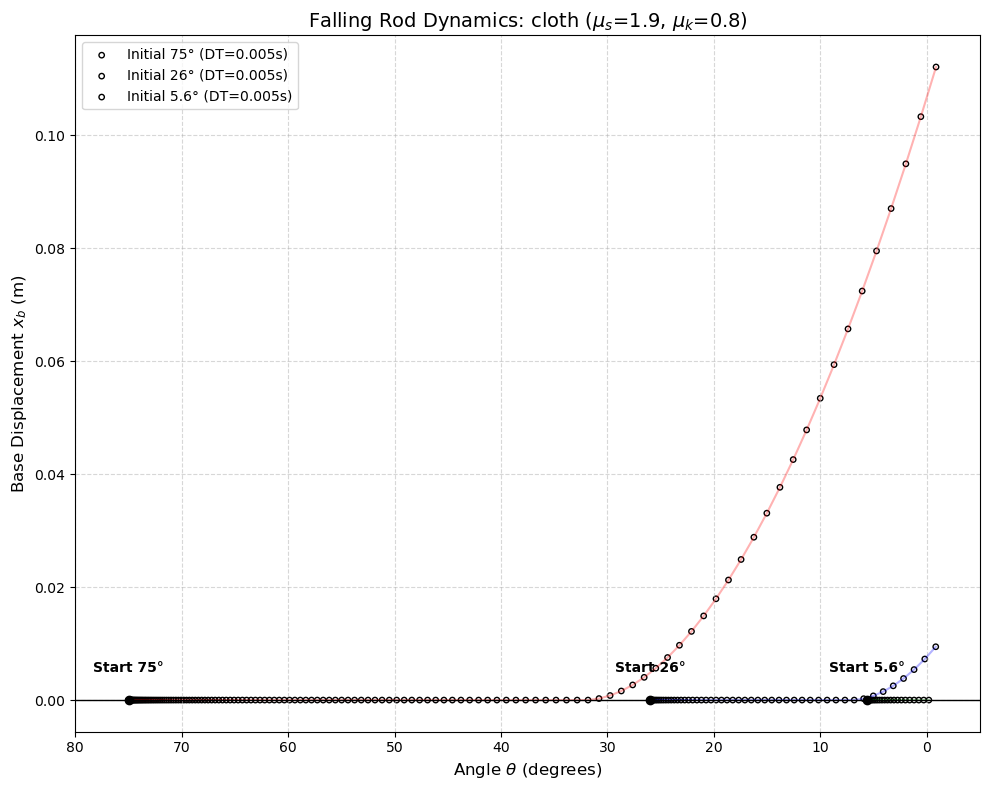
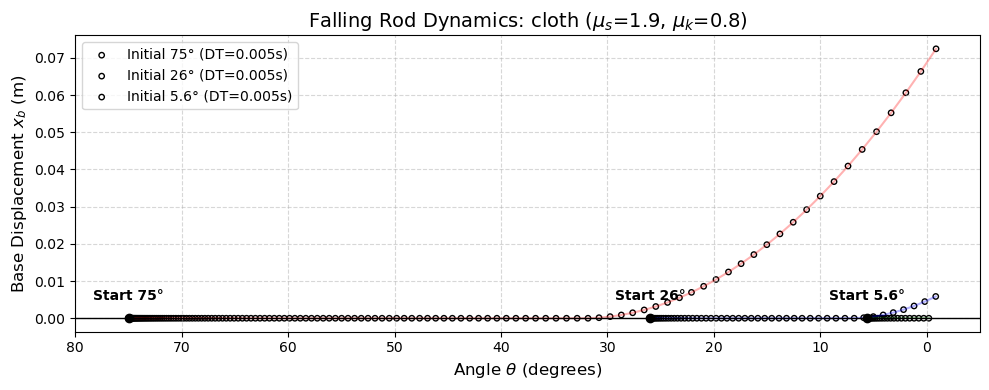
Code edit (unified diff) that turned the first committed figure into the second:
--- before
+++ after
@@ -34,5 +34,5 @@
             b = 1.0 / (3 * np.cos(theta) - 3 * mu_k * np.sin(theta))
             alpha = (2*G/L - omega**2 * np.sin(theta)) / (np.cos(theta) + b)
-            ax_b = (omega**2 * L / 2) * np.cos(theta) - (alpha * L / 2) * (np.sin(theta) - 3 * mu_k * b)
+            ax_b = (omega**2 * L / 2) * np.cos(theta) - (alpha * L / 2) * (np.sin(theta) - mu_k * b)
 
         # 3. 상태 업데이트 (Euler Method)
@@ -62,5 +62,5 @@
 for surf in surfaces:
     # 표면 하나당 독립된 그림 창 1개 생성
-    plt.figure(figsize=(10, 8))
+    plt.figure(figsize=(10, 4))
     
     # 각도별 루프 (동일한 캔버스에 3개의 그래프를 겹쳐서 그림)

Commit: Add files via upload